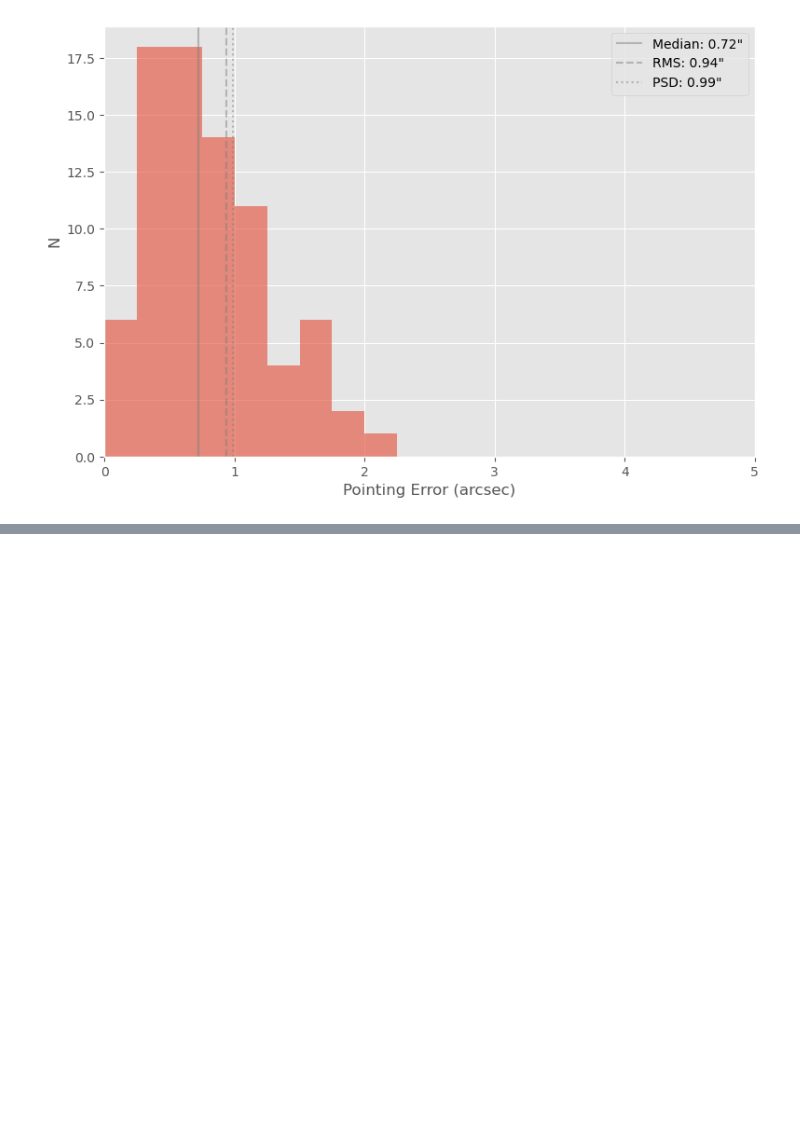
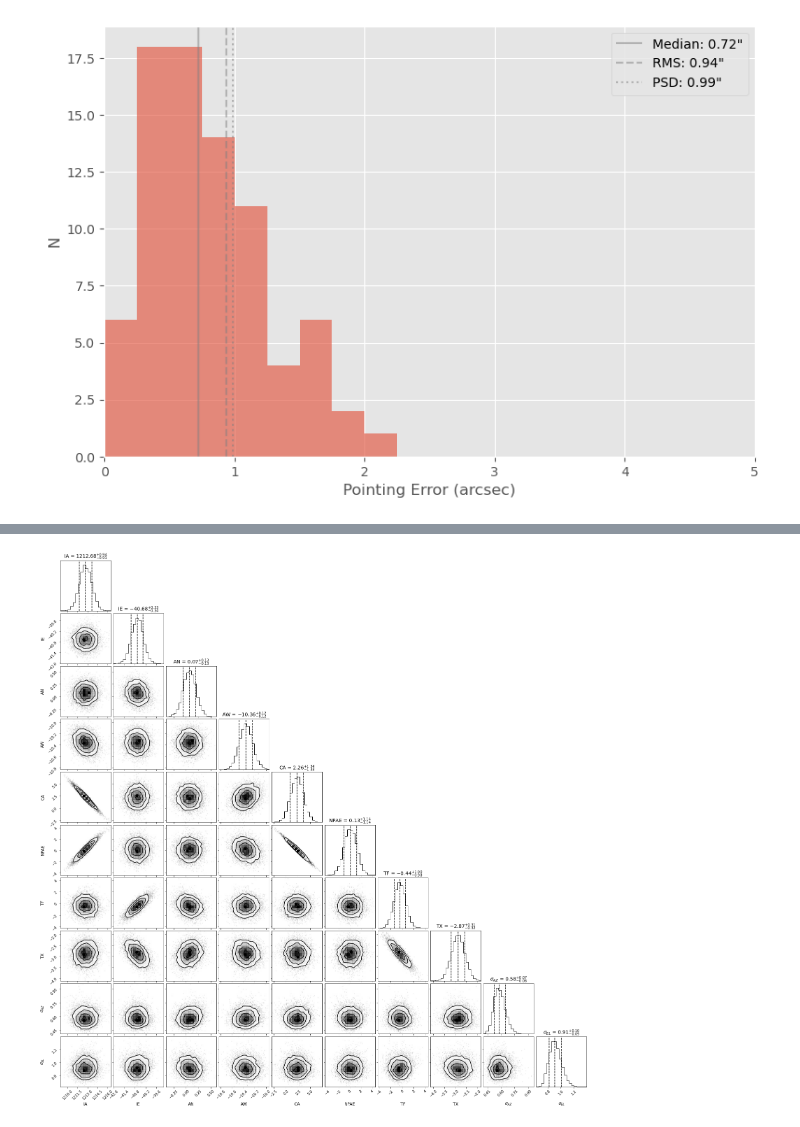
Before and after one commit to MMTObservatory/pytelpoint, a Jupyter notebook: notebooks/dev.ipynb, the cells around one changed output, grey strips where cells are left out. Cells and saved outputs as stored; diff of their text form; code cells hidden in the pictures; blank space fills up the shorter version.

```diff
--- a/notebooks/dev.ipynb
+++ b/notebooks/dev.ipynb
@@ -51,3 +51,7 @@ f = pointing_azel_resid(coo_ref, mc_coo)
 f = pointing_histogram(coo_ref, mc_coo)
 # %% [output]
 [figure]
+# %%
+f9_ref, f9_meas = read_raw_datfile("/home/tim/MMT/pointing_analysis/pointing_data/20201218/point.dat")
+# %%
+f9_idata = mc_tpoint(f9_ref, f9_meas)
@@ -53,0 +79,4 @@ f = pointing_histogram(coo_ref, mc_coo)
+# %%
+f = plot_corner(f9_idata)
+# %% [output]
+[figure, added]
```
Also changed, not shown: parts of 15 cells of this notebook.
